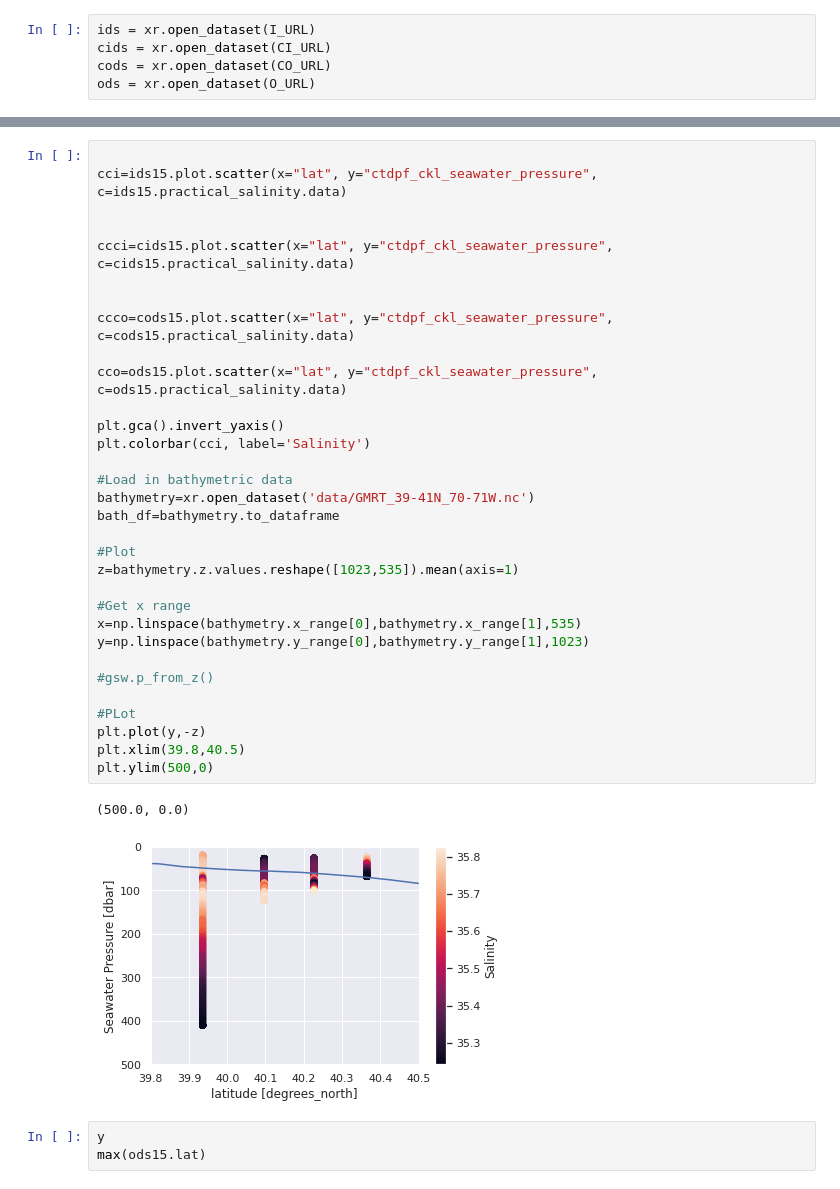
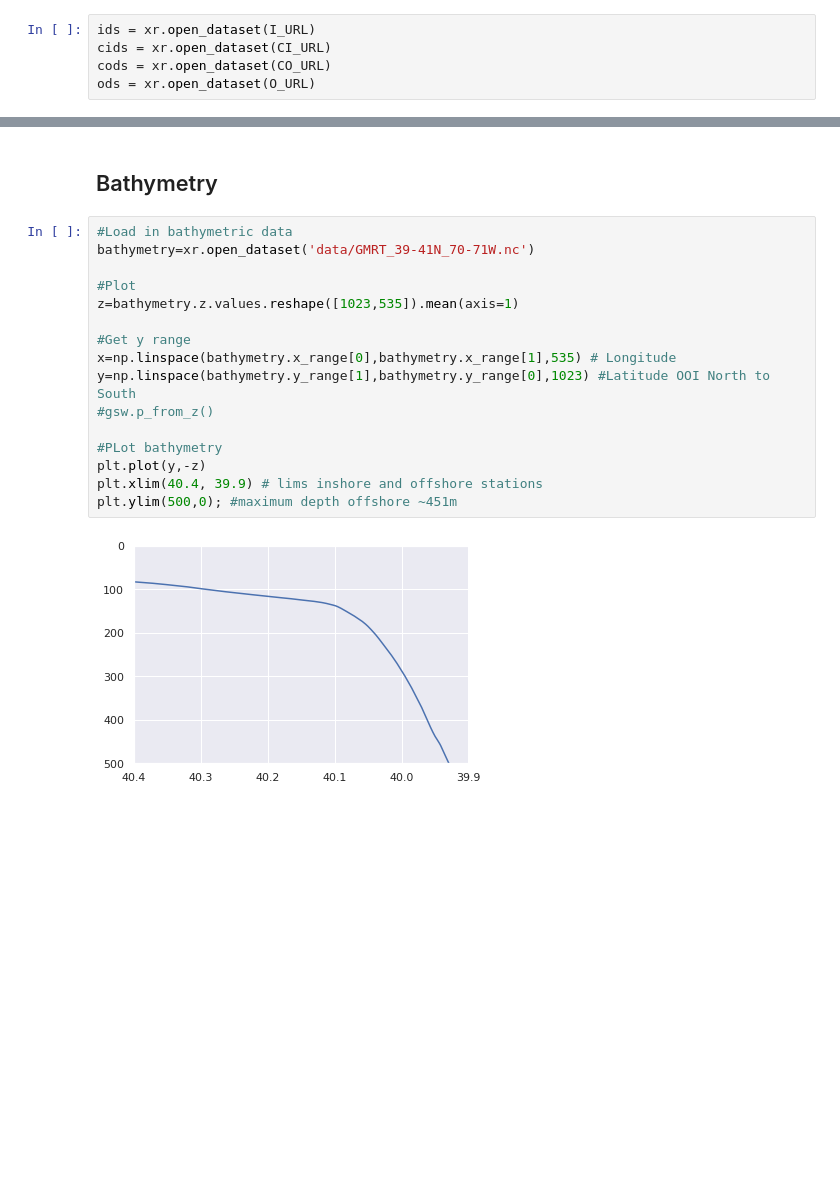
Before and after one commit to sryan288/ohw20-proj-ooi-profiles-section, a Jupyter notebook: 03_Interpolation_over_distance.ipynb, the cells around one changed output, grey strips where cells are left out. Drawn from its saved outputs; the diff is of its cells as text; blank space fills up the shorter version.

Commit message:
merged in MV addtions and cleaned up figure colorbbars

```diff
--- a/03_Interpolation_over_distance.ipynb
+++ b/03_Interpolation_over_distance.ipynb
@@ -288,41 +202,23 @@ Data variables:
     DODS.strlen:                     18
     DODS.dimName:                    string18
     DODS_EXTRA.Unlimited_Dimension:  obs
+# %% [markdown]
+## Bathymetry
 # %%
-
-cci=ids15.plot.scatter(x="lat", y="ctdpf_ckl_seawater_pressure", c=ids15.practical_salinity.data)
-
-
-ccci=cids15.plot.scatter(x="lat", y="ctdpf_ckl_seawater_pressure", c=cids15.practical_salinity.data)
-
-
-ccco=cods15.plot.scatter(x="lat", y="ctdpf_ckl_seawater_pressure", c=cods15.practical_salinity.data)
-
-cco=ods15.plot.scatter(x="lat", y="ctdpf_ckl_seawater_pressure", c=ods15.practical_salinity.data)
-
-plt.gca().invert_yaxis()
-plt.colorbar(cci, label='Salinity')
-
 #Load in bathymetric data
 bathymetry=xr.open_dataset('data/GMRT_39-41N_70-71W.nc')
-bath_df=bathymetry.to_dataframe
 
 #Plot
 z=bathymetry.z.values.reshape([1023,535]).mean(axis=1)
 
-#Get x range
-x=np.linspace(bathymetry.x_range[0],bathymetry.x_range[1],535)
-y=np.linspace(bathymetry.y_range[0],bathymetry.y_range[1],1023)
-
+#Get y range
+x=np.linspace(bathymetry.x_range[0],bathymetry.x_range[1],535) # Longitude
+y=np.linspace(bathymetry.y_range[1],bathymetry.y_range[0],1023) #Latitude OOI North to South
 #gsw.p_from_z()
 
-#PLot
+#PLot bathymetry
 plt.plot(y,-z)
-plt.xlim(39.8,40.5)
-plt.ylim(500,0)
+plt.xlim(40.4, 39.9) # lims inshore and offshore stations
+plt.ylim(500,0); #maximum depth offshore ~451m
 # %% [output]
-(500.0, 0.0)
-[figure, old version]
+[figure, new version]
-# %%
-y
-max(ods15.lat)
```
Also changed, not shown: parts of 16 cells of this notebook, 1 other file.
